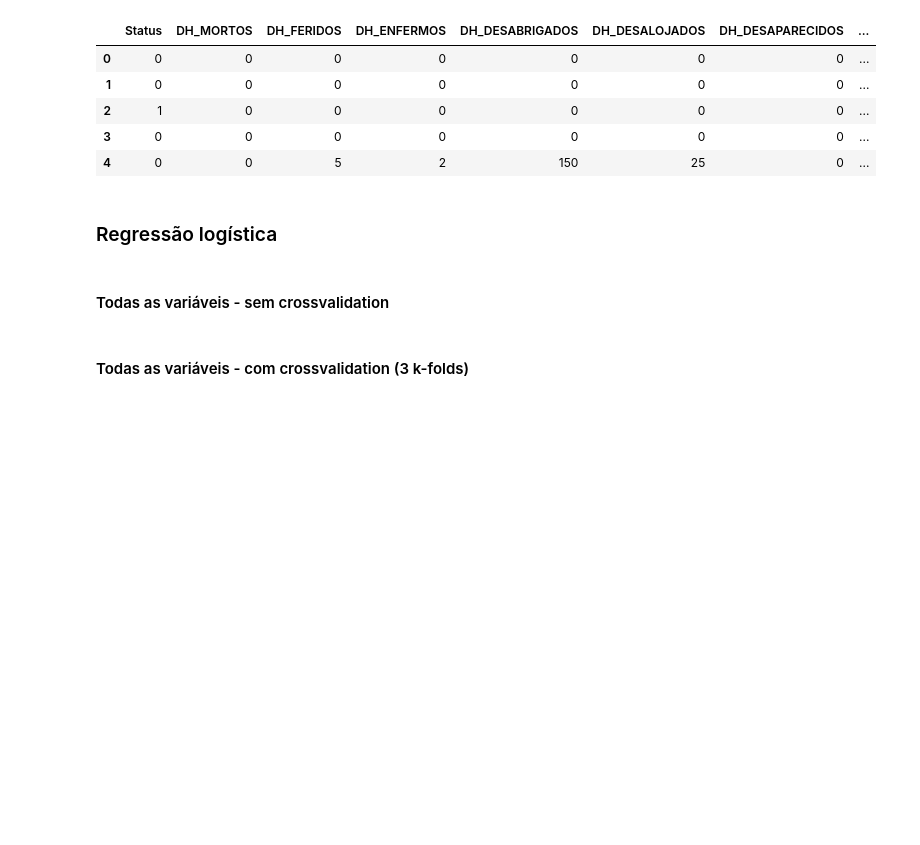
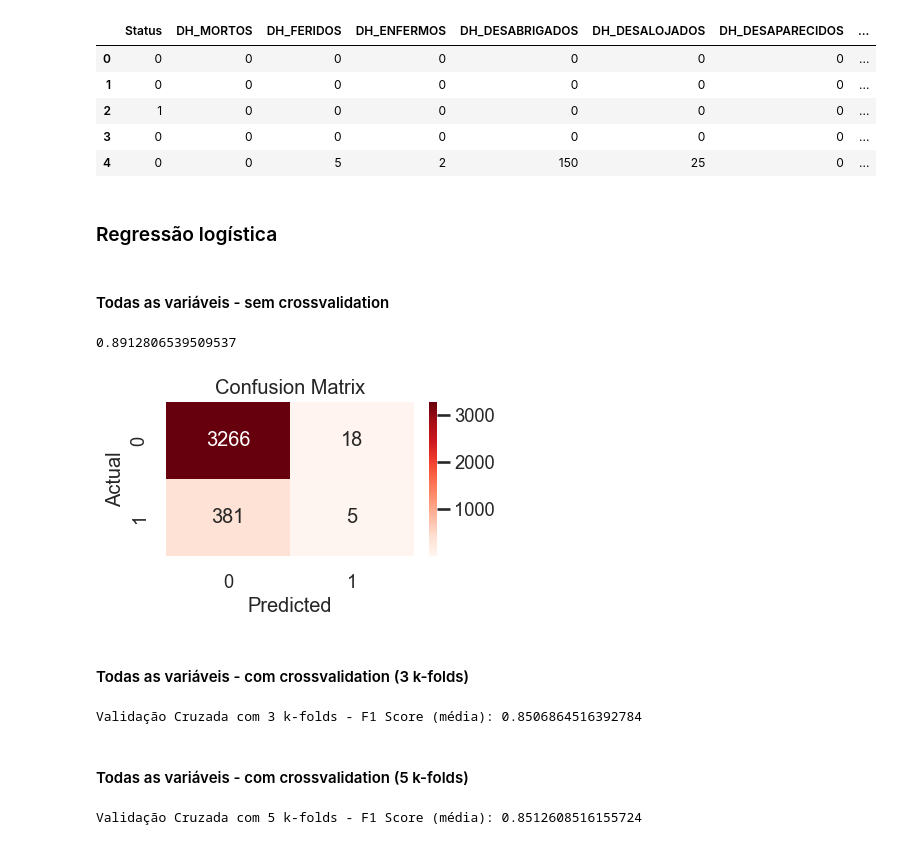
Before and after one commit to brunagmoura/previsaoreconhecimento, a Jupyter notebook: mynewbook/Regressão Logística.ipynb, the cells around one changed output. Saved outputs shown, nothing was run; the diff lists cells and outputs as text; code cells hidden in the pictures; blank space fills up the shorter version.

```diff
--- a/mynewbook/Regressão Logística.ipynb
+++ b/mynewbook/Regressão Logística.ipynb
@@ -57,7 +58,26 @@ X_train_completa_semcross, X_test_completa_semcross, y_train_completa_semcross,
 
 reglog_completa_semcross.fit(X_train_completa_semcross,y_train_completa_semcross)
 
+score_semcross = reglog_completa_semcross.score(X_test_completa_semcross, y_test_completa_semcross)
+
 reglog_completa_semcross.score(X_test_completa_semcross,y_test_completa_semcross)
+# %% [output]
+0.8912806539509537
+# %%
+# Previsões no conjunto de teste
+y_pred_completa_semcross = reglog_completa_semcross.predict(X_test_completa_semcross)
+
+# Matriz de confusão
+cm_completa_semcross = confusion_matrix(y_test_completa_semcross, y_pred_completa_semcross)
+
+plt.figure(figsize=(4, 2))
+sns.heatmap(cm_completa_semcross, annot=True, fmt='d', cmap='Reds')
+plt.xlabel('Predicted')
+plt.ylabel('Actual')
+plt.title('Confusion Matrix')
+plt.show()
+# %% [output]
+[figure, added]
 # %% [markdown]
 #### Todas as variáveis - com crossvalidation (3 k-folds)
 # %%
@@ -72,4 +92,27 @@ cv_result_3 = cross_val_score(reglog_completa_cross_3, X_train_completa_cross_3,
 
 reglog_completa_cross_3.fit(X_train_completa_cross_3, y_train_completa_cross_3)
 
-print(reglog_completa_cross_3.score(X_test_completa_cross_3, y_test_completa_cross_3))
+mean_cv_result_3 = cv_result_3.mean()
+
+print("Validação Cruzada com 3 k-folds - F1 Score (média):", cv_result_3.mean())
+# %% [output]
+Validação Cruzada com 3 k-folds - F1 Score (média): 0.8506864516392784
+# %% [markdown]
+#### Todas as variáveis - com crossvalidation (5 k-folds)
+# %%
+X_completa = df_eventos_preprocessado.drop(columns=['Status'])
+y_completa = df_eventos_preprocessado['Status']
+
+reglog_completa_cross_5 = LogisticRegression(solver='lbfgs')
+
+X_train_completa_cross_5, X_test_completa_cross_5, y_train_completa_cross_5, y_test_completa_cross_5 = train_test_split(X_completa, y_completa, test_size=0.2, random_state=1)
+
+cv_result_5 = cross_val_score(reglog_completa_cross_5, X_train_completa_cross_5, y_train_completa_cross_5, cv=5, scoring='f1_weighted')
+
+reglog_completa_cross_5.fit(X_train_completa_cross_5, y_train_completa_cross_5)
+
+mean_cv_result_5 = cv_result_5.mean()
+
+print("Validação Cruzada com 5 k-folds - F1 Score (média):", cv_result_5.mean())
+# %% [output]
+Validação Cruzada com 5 k-folds - F1 Score (média): 0.8512608516155724
```
Also changed, not shown: parts of 3 cells of this notebook, 47 other files.
